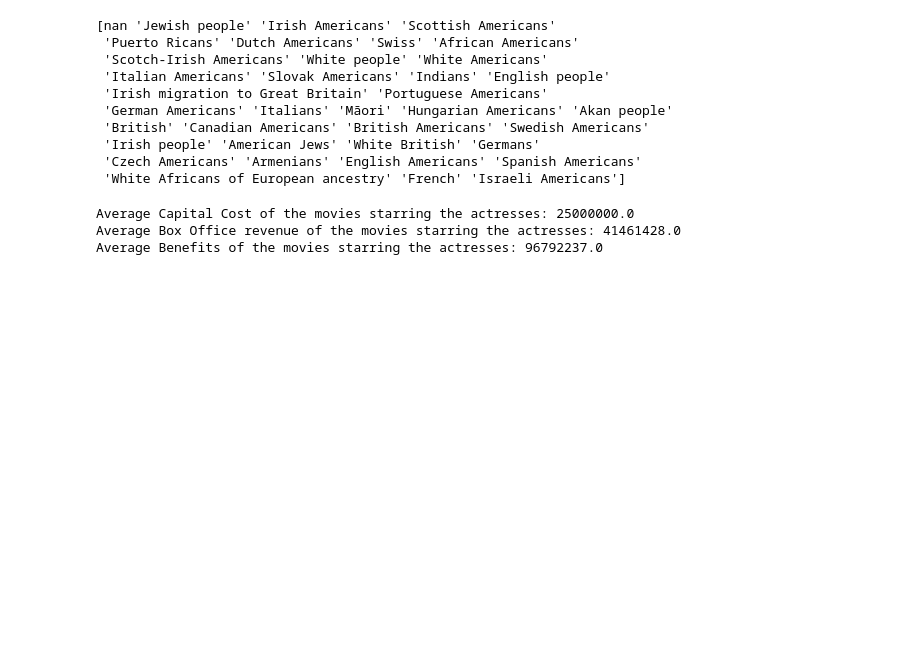
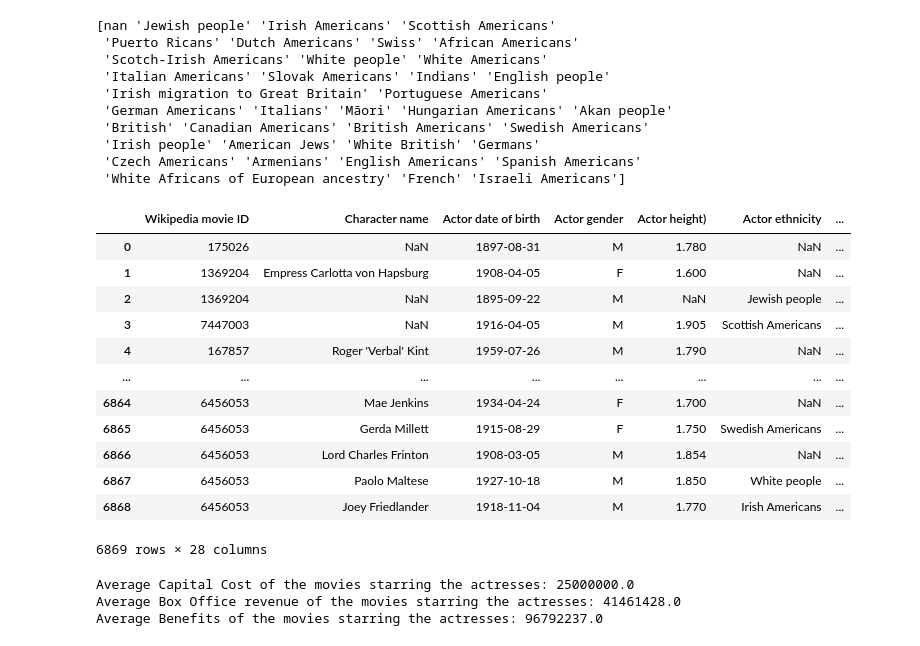
Before and after one commit to epfl-ada/ada-2024-project-5ds, a Jupyter notebook: results.ipynb, the cells around one changed output. Drawn from its saved outputs; the diff is of its cells as text; code cells hidden in the pictures; blank space fills up the shorter version.

```diff
--- a/results.ipynb
+++ b/results.ipynb
@@ -792,6 +810,22 @@ print(unique_ethnicities)
  'Irish people' 'American Jews' 'White British' 'Germans'
  'Czech Americans' 'Armenians' 'English Americans' 'Spanish Americans'
  'White Africans of European ancestry' 'French' 'Israeli Americans']
+# %%
+oscar_act_movies_all
+# %% [output]
+|  | Wikipedia movie ID | Character name | Actor date of birth | Actor gender | Actor height) | Actor ethnicity | ... |
+| 0 | 175026 | NaN | 1897-08-31 | M | 1.780 | NaN | ... |
+| 1 | 1369204 | Empress Carlotta von Hapsburg | 1908-04-05 | F | 1.600 | NaN | ... |
+| 2 | 1369204 | NaN | 1895-09-22 | M | NaN | Jewish people | ... |
+| 3 | 7447003 | NaN | 1916-04-05 | M | 1.905 | Scottish Americans | ... |
+| 4 | 167857 | Roger 'Verbal' Kint | 1959-07-26 | M | 1.790 | NaN | ... |
+| ... | ... | ... | ... | ... | ... | ... | ... |
+| 6864 | 6456053 | Mae Jenkins | 1934-04-24 | F | 1.700 | NaN | ... |
+| 6865 | 6456053 | Gerda Millett | 1915-08-29 | F | 1.750 | Swedish Americans | ... |
+| 6866 | 6456053 | Lord Charles Frinton | 1908-03-05 | M | 1.854 | NaN | ... |
+| 6867 | 6456053 | Paolo Maltese | 1927-10-18 | M | 1.850 | White people | ... |
+| 6868 | 6456053 | Joey Friedlander | 1918-11-04 | M | 1.770 | Irish Americans | ... |
+6869 rows × 28 columns
 # %%
 country_counts = oscar_act_info['countryOfCitizenshipLabel'].value_counts()
 country_counts = country_counts.reset_index()
```
Also changed, not shown: parts of 13 cells of this notebook, 30 other files.
